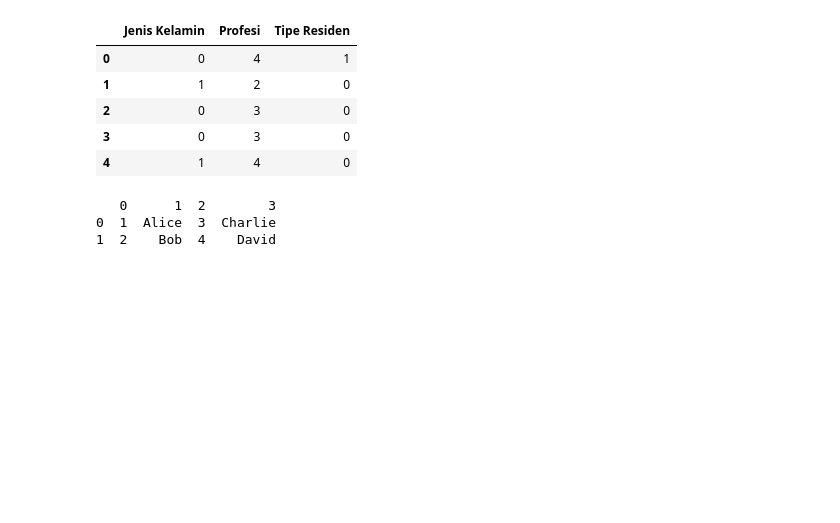
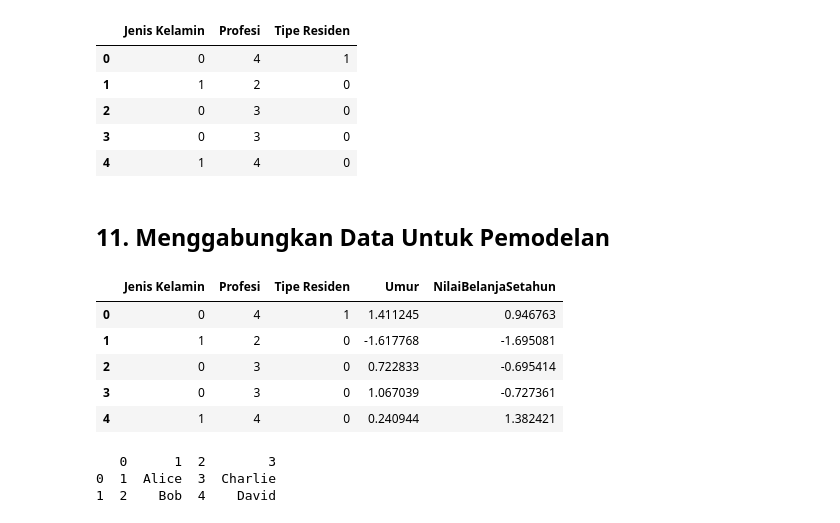
Before and after one commit to UsepSyaikalArifin/basic_machine_learning, a Jupyter notebook: data_science_in_marketing_customer_segmentation_with_python.ipynb, the cells around one changed output. Saved outputs shown, nothing was run; the diff lists cells and outputs as text; code cells hidden in the pictures; blank space fills up the shorter version.

Commit message:
Menggabungkan Data Numerik yang Sudah di Standarisasi dengan Data Kategorikal yang Sudah di Encoder Menjadi Data Numerik

```diff
--- a/data_science_in_marketing_customer_segmentation_with_python.ipynb
+++ b/data_science_in_marketing_customer_segmentation_with_python.ipynb
@@ -288,6 +288,21 @@ Menampilkan 5 data teratas :
 | 2 | 0 | 3 | 0 |
 | 3 | 0 | 3 | 0 |
 | 4 | 1 | 4 | 0 |
+# %% [markdown]
+<h2>11. Menggabungkan Data Untuk Pemodelan</h2>
+# %%
+# Membuat Dataframe baru hasil Menggabungkan Dataframe Standardized dan Encoded
+df_model = pd.concat([df_encode, df_std], axis=1)
+
+# Menampilkan 5 data teratas
+display(df_model.head())
+# %% [output]
+|  | Jenis Kelamin | Profesi | Tipe Residen | Umur | NilaiBelanjaSetahun |
+| 0 | 0 | 4 | 1 | 1.411245 | 0.946763 |
+| 1 | 1 | 2 | 0 | -1.617768 | -1.695081 |
+| 2 | 0 | 3 | 0 | 0.722833 | -0.695414 |
+| 3 | 0 | 3 | 0 | 1.067039 | -0.727361 |
+| 4 | 1 | 4 | 0 | 0.240944 | 1.382421 |
 # %%
 df1 = pd.DataFrame({'id': [1, 2], 'name': ['Alice', 'Bob']})
 df2 = pd.DataFrame({'id': [3, 4], 'name': ['Charlie', 'David']})
```
